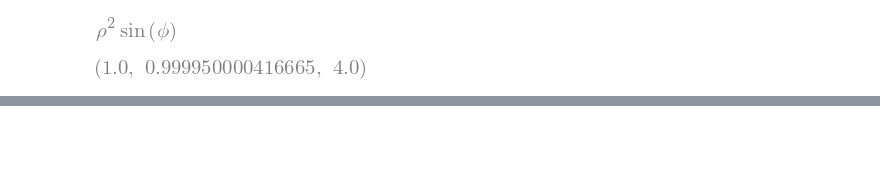
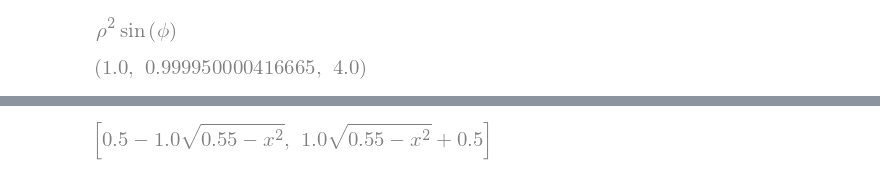
Before and after one commit to jackbullen/Math-248, a Jupyter notebook: Labs/Week 11/Lab-36-Nov-8.ipynb, the cells around one changed output, grey strips where cells are left out. Drawn from its saved outputs; the diff is of its cells as text; code cells hidden in the pictures; blank space fills up the shorter version.

```diff
--- a/Labs/Week 11/Lab-36-Nov-8.ipynb
+++ b/Labs/Week 11/Lab-36-Nov-8.ipynb
@@ -217,0 +301,8 @@ vol
+# %%
+funcs = []
+for sol in sp.solve(level_curve, y):
+    funcs.append(sol)
+
+funcs
+# %% [output]
+[figure, added]
```
Also changed, not shown: parts of 26 cells of this notebook.
